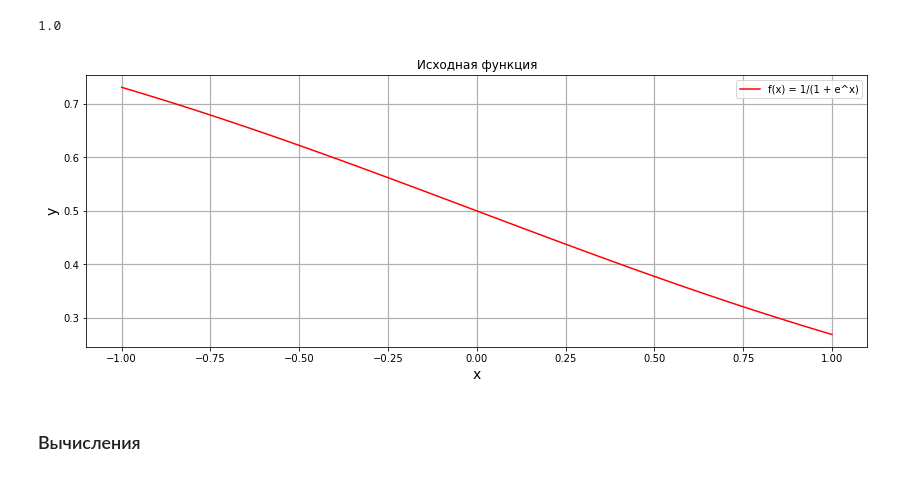
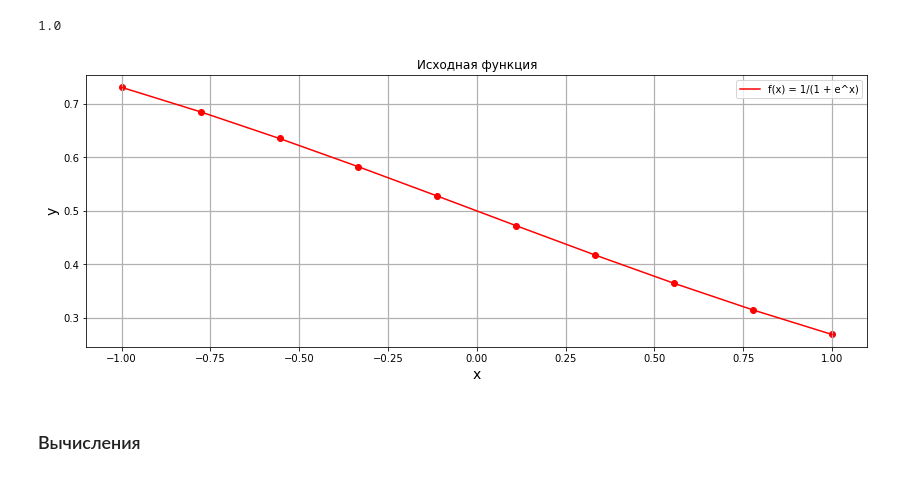
Before and after one commit to Shchetinnikov/Numerical_Methods, a Jupyter notebook: Lab3.ipynb, the cells around one changed output. Saved outputs shown, nothing was run; the diff lists cells and outputs as text; code cells hidden in the pictures.

```diff
--- a/Lab3.ipynb
+++ b/Lab3.ipynb
@@ -32,26 +36,27 @@ f_integral
 # %% [output]
 1.0
 # %%
-x0_plot = np.linspace(a, b, 100)
+x0_plot = np.linspace(a, b, 10)
 y0_plot = [f(x) for x in x0_plot]
 # %%
 # график исходной функии
 fig, ax  = plt.subplots(figsize=(14, 5))
 
+ax.scatter(x0_plot, y0_plot, color="red")
 ax.plot(x0_plot, y0_plot, color="red", label='f(x) = 1/(1 + e^x)')
 
 ax.grid(which="major", linewidth=1.2)
 ax.grid(which="minor", linestyle="--", color="gray", linewidth=0.5)
 
 ax.set_xlabel("x", fontsize=14)
 ax.set_ylabel("y", fontsize=14)
 
 plt.title("Исходная функция")
 plt.legend()
 
 plt.show()
 # %% [output]
-[figure, old version]
+[figure, new version]
 # %% [markdown]
 ### Вычисления
 # %% [markdown]
```
Also changed, not shown: parts of 14 cells of this notebook, 1 other file.
